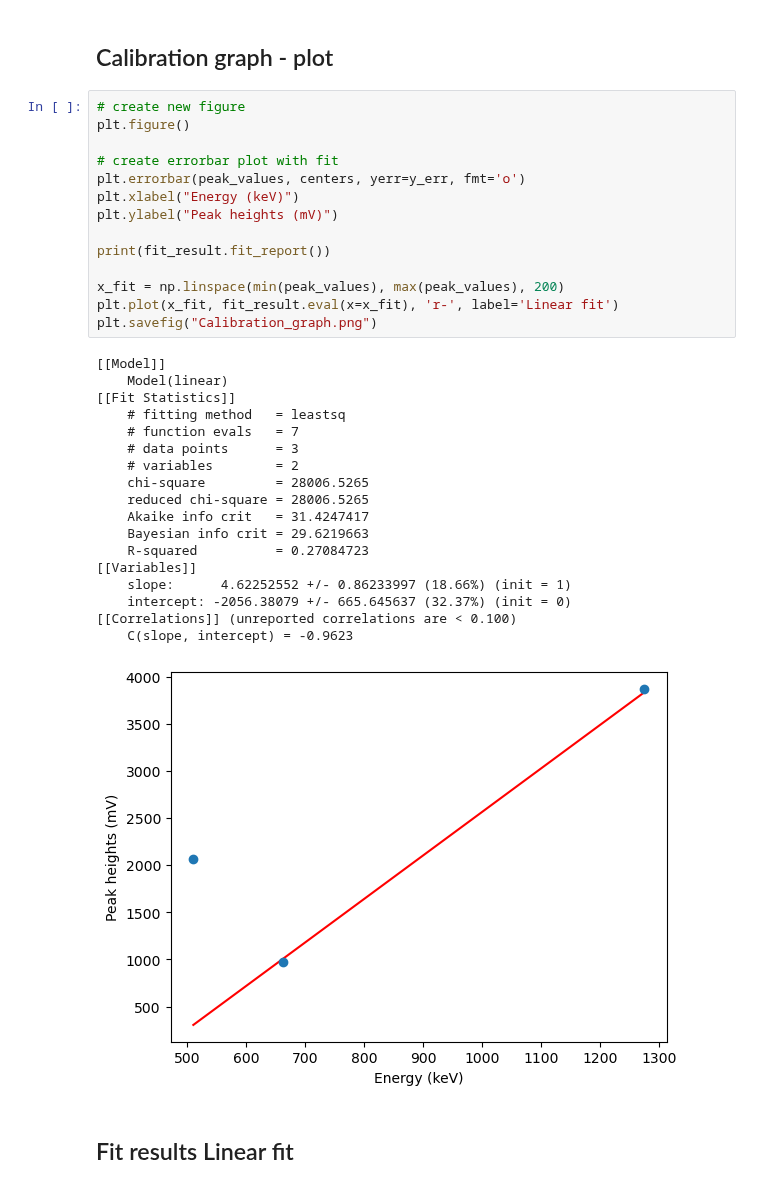
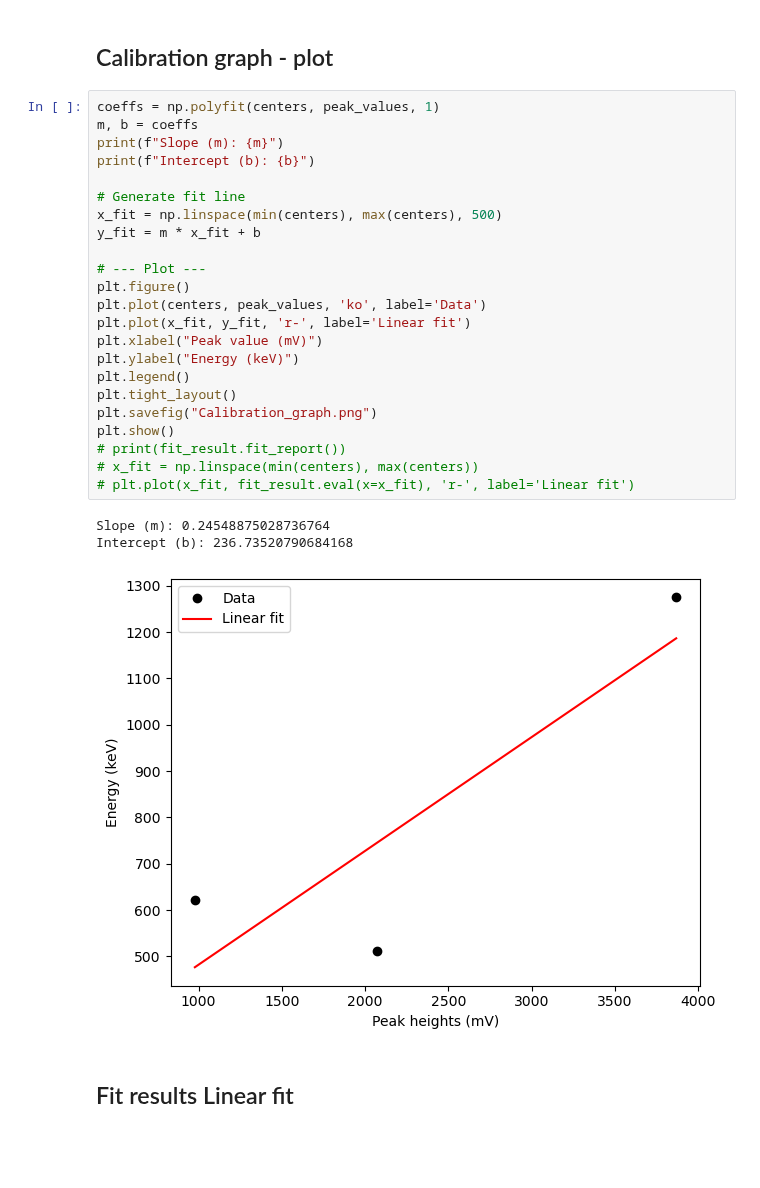
Before and after one commit to SannevWestrenen/NSP2-Particle-Physics---Charley-Sanne, a Jupyter notebook: calibration/Particle Physics - Charley & Sanne.ipynb, the cells around one changed output. Drawn from its saved outputs; the diff is of its cells as text; blank space fills up the shorter version.

Commit message:
(slightly) improved calibration graph + switched axes

```diff
--- a/calibration/Particle Physics - Charley & Sanne.ipynb
+++ b/calibration/Particle Physics - Charley & Sanne.ipynb
@@ -280,38 +280,32 @@ Errors: [np.float64(10.654931815556909), np.float64(1.1705689181106154), np.floa
 # %% [markdown]
 ## Calibration graph - plot
 # %%
-# create new figure
+coeffs = np.polyfit(centers, peak_values, 1)
+m, b = coeffs
+print(f"Slope (m): {m}")
+print(f"Intercept (b): {b}")
+
+# Generate fit line
+x_fit = np.linspace(min(centers), max(centers), 500)
+y_fit = m * x_fit + b
+
+# --- Plot ---
 plt.figure()
-
-# create errorbar plot with fit
-plt.errorbar(peak_values, centers, yerr=y_err, fmt='o')
-plt.xlabel("Energy (keV)")
-plt.ylabel("Peak heights (mV)")
-
-print(fit_result.fit_report())
-
-x_fit = np.linspace(min(peak_values), max(peak_values), 200)
-plt.plot(x_fit, fit_result.eval(x=x_fit), 'r-', label='Linear fit')
+plt.plot(centers, peak_values, 'ko', label='Data')
+plt.plot(x_fit, y_fit, 'r-', label='Linear fit')
+plt.xlabel("Peak value (mV)")
+plt.ylabel("Energy (keV)")
+plt.legend()
+plt.tight_layout()
 plt.savefig("Calibration_graph.png")
+plt.show()
+# print(fit_result.fit_report())
+# x_fit = np.linspace(min(centers), max(centers))
+# plt.plot(x_fit, fit_result.eval(x=x_fit), 'r-', label='Linear fit')
 # %% [output]
-[[Model]]
-    Model(linear)
-[[Fit Statistics]]
-    # fitting method   = leastsq
-    # function evals   = 7
-    # data points      = 3
-    # variables        = 2
-    chi-square         = 28006.5265
-    reduced chi-square = 28006.5265
-    Akaike info crit   = 31.4247417
-    Bayesian info crit = 29.6219663
-    R-squared          = 0.27084723
-[[Variables]]
-    slope:      4.62252552 +/- 0.86233997 (18.66%) (init = 1)
-    intercept: -2056.38079 +/- 665.645637 (32.37%) (init = 0)
-[[Correlations]] (unreported correlations are < 0.100)
-    C(slope, intercept) = -0.9623
+Slope (m): 0.24548875028736764
+Intercept (b): 236.73520790684168
-[figure, old version]
+[figure, new version]
 # %% [markdown]
 ## Fit results Linear fit
 # %%
```
Also changed, not shown: parts of 3 cells of this notebook, 1 other file.
